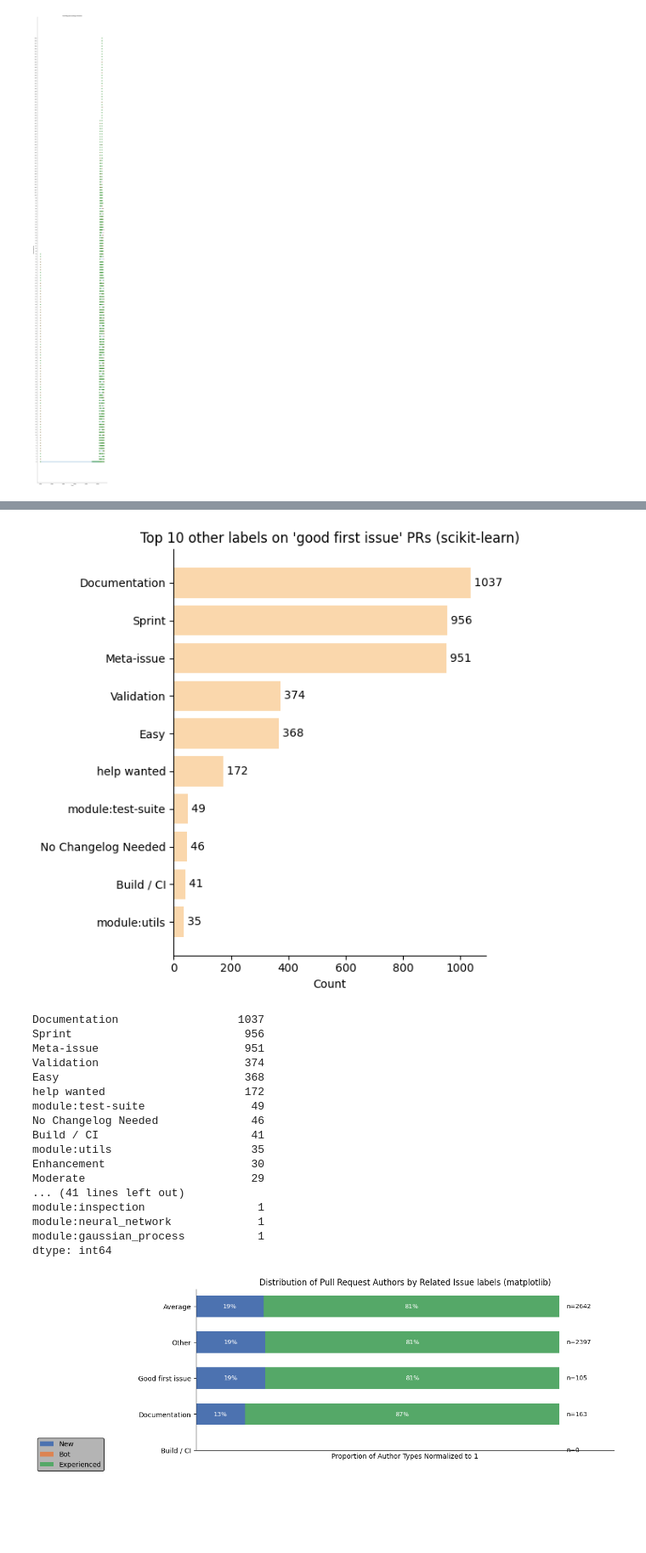
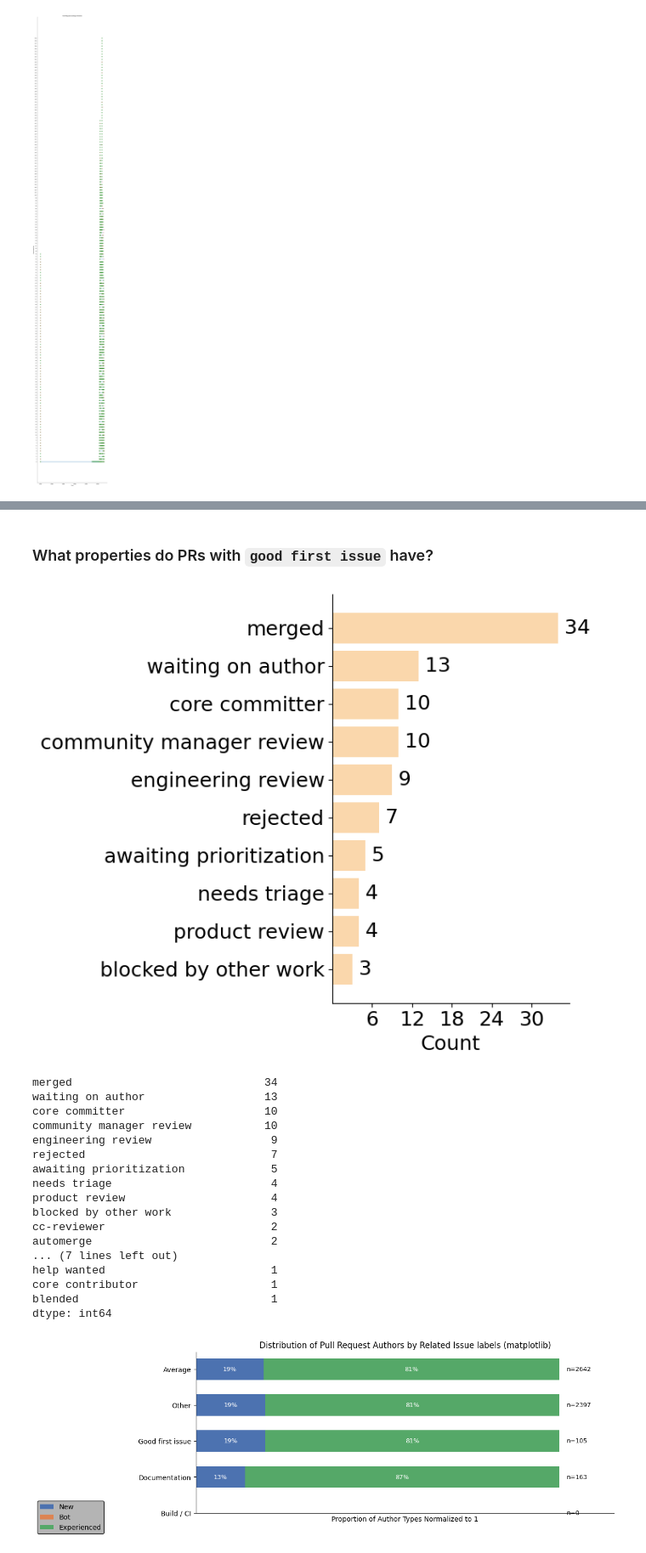
Before and after one commit to AlexS-1/Bachelor-Code, a Jupyter notebook: main.ipynb, the cells around one changed output, grey strips where cells are left out. Shown at 85% size. Drawn from its saved outputs; the diff is of its cells as text; code cells hidden in the pictures; blank space fills up the shorter version.

```diff
--- a/main.ipynb
+++ b/main.ipynb
@@ -642,26 +1363,28 @@ pr_issue_label_distribution_res = plot_pr_issue_label_distribution("scikit-learn
+# %% [markdown]
+### What properties do PRs with `good first issue` have?
 # %%
 # plot_pr_secondary_issue_label_distribution("scikit-learn", "Good First Issue", top_n=10, include_single_secondary=True)
 from build.contribution_process_analyzer import plot_pr_secondary_issue_label_distribution
 
-plot_pr_secondary_issue_label_distribution("scikit-learn", "Good First Issue", top_n=10, include_single_secondary=True)
+plot_pr_secondary_issue_label_distribution("edx-platform", "open-source-contribution", top_n=10, include_single_secondary=True, figsize=(7, 6))
 # %% [output]
-[figure, old version]
+[figure, new version]
-Documentation                  1037
-Sprint                          956
-Meta-issue                      951
-Validation                      374
-Easy                            368
-help wanted                     172
-module:test-suite                49
-No Changelog Needed              46
-Build / CI                       41
-module:utils                     35
-Enhancement                      30
-Moderate                         29
-... (41 lines left out)
-module:inspection                 1
-module:neural_network             1
-module:gaussian_process           1
+merged                             34
+waiting on author                  13
+core committer                     10
+community manager review           10
+engineering review                  9
+rejected                            7
+awaiting prioritization             5
+needs triage                        4
+product review                      4
+blocked by other work               3
+cc-reviewer                         2
+automerge                           2
+... (7 lines left out)
+help wanted                         1
+core contributor                    1
+blended                             1
 dtype: int64
 # %%
 from build.contribution_process_analyzer import generate_author_distribution_for_issue_labels
```
Also changed, not shown: parts of 58 cells of this notebook, 9 other files.
